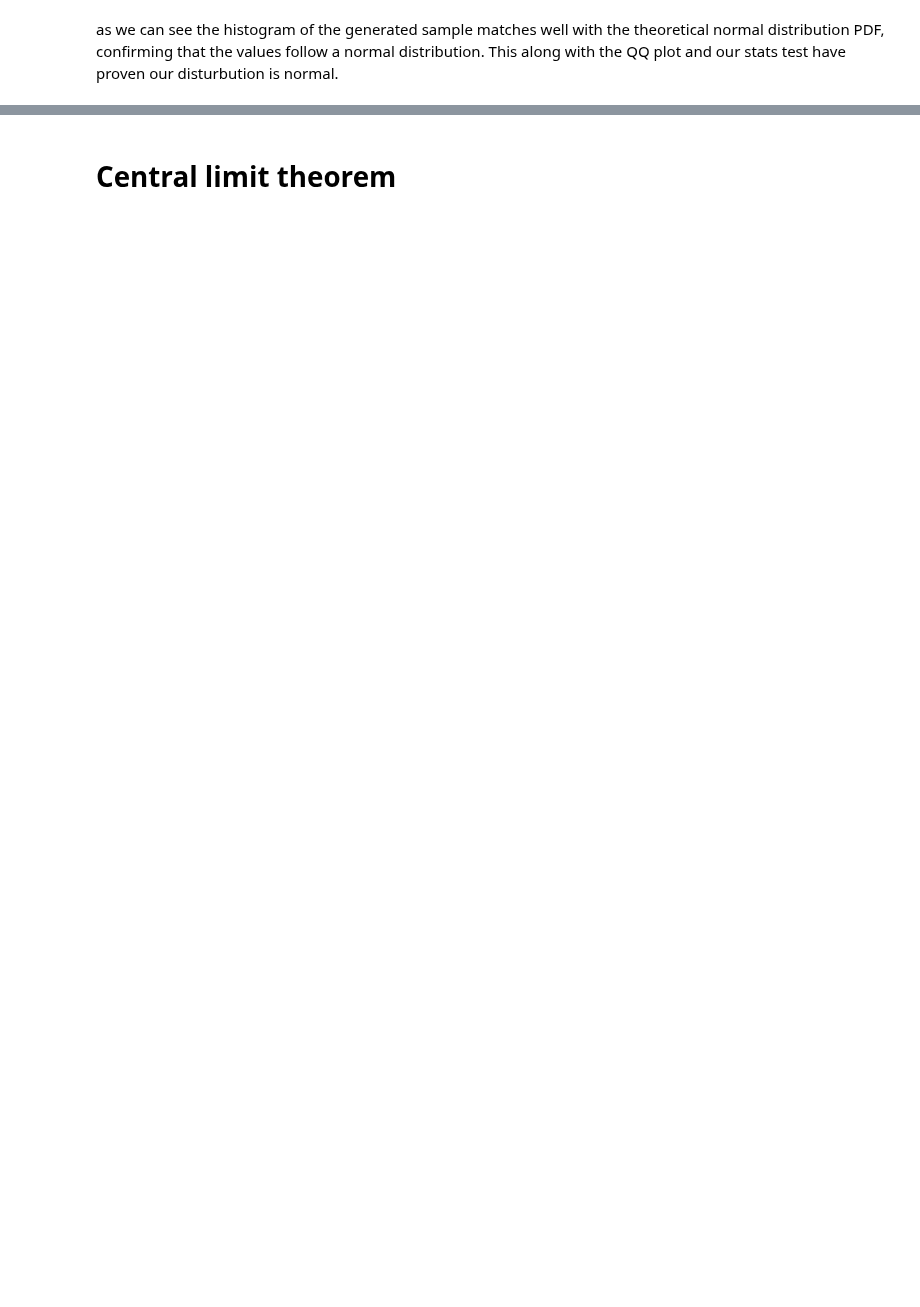
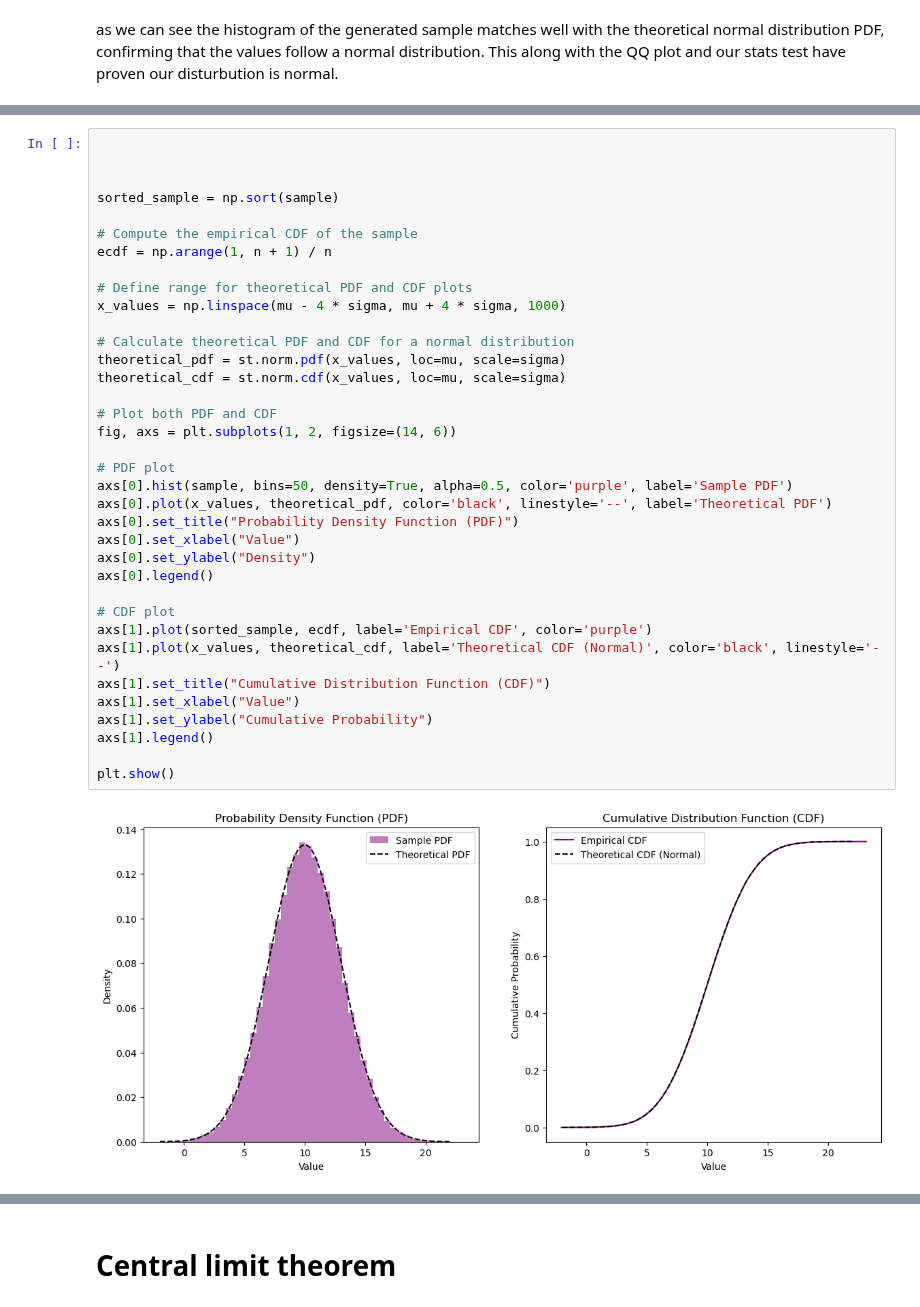
Before and after one commit to keithmmc/appliedstats, a Jupyter notebook: tasks.ipynb, the cells around one changed output, grey strips where cells are left out. Cells and saved outputs as stored; diff of their text form; blank space fills up the shorter version.

```diff
--- a/tasks.ipynb
+++ b/tasks.ipynb
@@ -422,0 +457,38 @@ as we can see the histogram of the generated sample matches well with the theore
+# %%
+
+
+
+sorted_sample = np.sort(sample)
+
+# Compute the empirical CDF of the sample
+ecdf = np.arange(1, n + 1) / n
+
+# Define range for theoretical PDF and CDF plots
+x_values = np.linspace(mu - 4 * sigma, mu + 4 * sigma, 1000)
+
+# Calculate theoretical PDF and CDF for a normal distribution
+theoretical_pdf = st.norm.pdf(x_values, loc=mu, scale=sigma)
+theoretical_cdf = st.norm.cdf(x_values, loc=mu, scale=sigma)
+
+# Plot both PDF and CDF
+fig, axs = plt.subplots(1, 2, figsize=(14, 6))
+
+# PDF plot
+axs[0].hist(sample, bins=50, density=True, alpha=0.5, color='purple', label='Sample PDF')
+axs[0].plot(x_values, theoretical_pdf, color='black', linestyle='--', label='Theoretical PDF')
+axs[0].set_title("Probability Density Function (PDF)")
+axs[0].set_xlabel("Value")
+axs[0].set_ylabel("Density")
+axs[0].legend()
+
+# CDF plot
+axs[1].plot(sorted_sample, ecdf, label='Empirical CDF', color='purple')
+axs[1].plot(x_values, theoretical_cdf, label='Theoretical CDF (Normal)', color='black', linestyle='--')
+axs[1].set_title("Cumulative Distribution Function (CDF)")
+axs[1].set_xlabel("Value")
+axs[1].set_ylabel("Cumulative Probability")
+axs[1].legend()
+
+plt.show()
+# %% [output]
+[figure, added]
```
Also changed, not shown: parts of 18 cells of this notebook.
